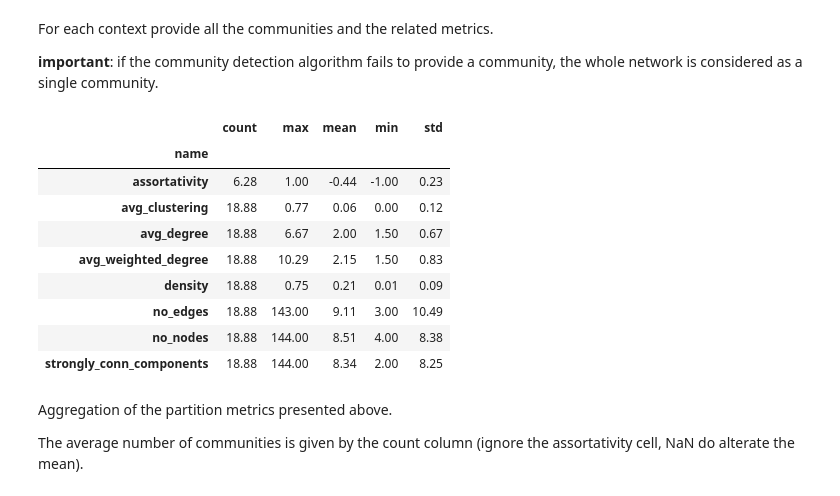
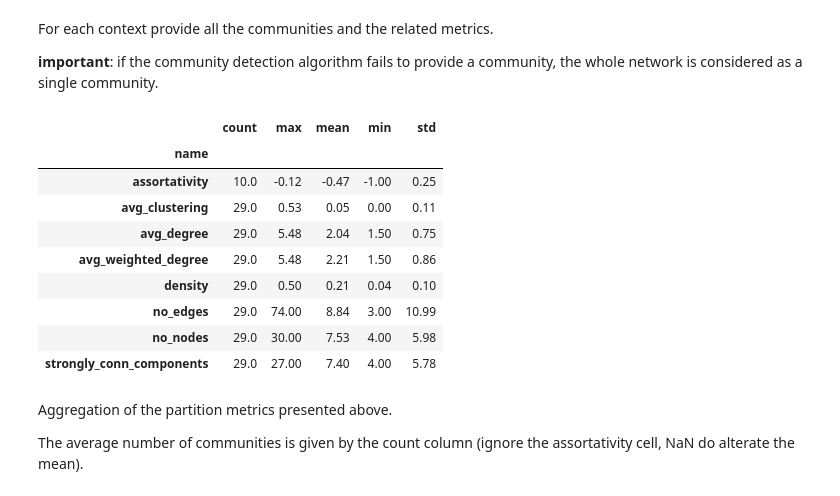
Before and after one commit to flaprimo/twitter-network-analysis, a Jupyter notebook: analysis_infomap.ipynb, the cells around one changed output. Cells and saved outputs as stored; diff of their text form; code cells hidden in the pictures.

```diff
--- a/analysis_infomap.ipynb
+++ b/analysis_infomap.ipynb
@@ -250,19 +163,19 @@ event "cervical-cancer-prevention-week-2018":
 For each context provide all the communities and the related metrics.
 
 **important**: if the community detection algorithm fails to provide a community, the whole network is considered as a single community.
-# %%
-AnalysisHelper.partitions_summary_aggregated(results)
-# %% [output]
-|  | count | max | mean | min | std |
-| name |  |  |  |  |  |
-| assortativity | 6.28 | 1.00 | -0.44 | -1.00 | 0.23 |
-| avg_clustering | 18.88 | 0.77 | 0.06 | 0.00 | 0.12 |
-| avg_degree | 18.88 | 6.67 | 2.00 | 1.50 | 0.67 |
-| avg_weighted_degree | 18.88 | 10.29 | 2.15 | 1.50 | 0.83 |
-| density | 18.88 | 0.75 | 0.21 | 0.01 | 0.09 |
-| no_edges | 18.88 | 143.00 | 9.11 | 3.00 | 10.49 |
-| no_nodes | 18.88 | 144.00 | 8.51 | 4.00 | 8.38 |
-| strongly_conn_components | 18.88 | 144.00 | 8.34 | 2.00 | 8.25 |
+# %%
+ah.get_partitions_aggregated()
+# %% [output]
+|  | count | max | mean | min | std |
+| name |  |  |  |  |  |
+| assortativity | 10.0 | -0.12 | -0.47 | -1.00 | 0.25 |
+| avg_clustering | 29.0 | 0.53 | 0.05 | 0.00 | 0.11 |
+| avg_degree | 29.0 | 5.48 | 2.04 | 1.50 | 0.75 |
+| avg_weighted_degree | 29.0 | 5.48 | 2.21 | 1.50 | 0.86 |
+| density | 29.0 | 0.50 | 0.21 | 0.04 | 0.10 |
+| no_edges | 29.0 | 74.00 | 8.84 | 3.00 | 10.99 |
+| no_nodes | 29.0 | 30.00 | 7.53 | 4.00 | 5.98 |
+| strongly_conn_components | 29.0 | 27.00 | 7.40 | 4.00 | 5.78 |
 # %% [markdown]
 Aggregation of the partition metrics presented above.
 
```
Also changed, not shown: parts of 36 cells of this notebook, 3 other files.
